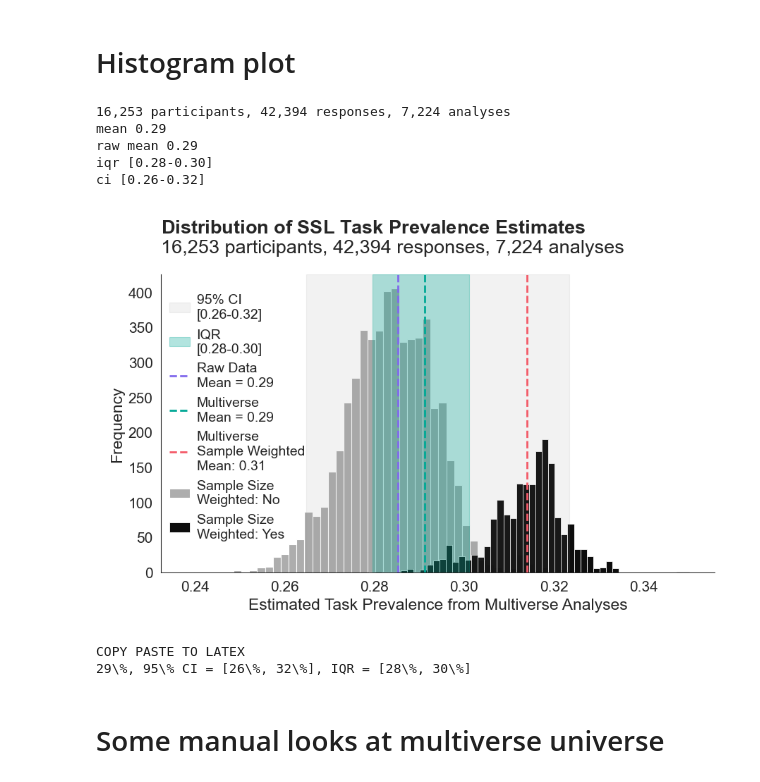
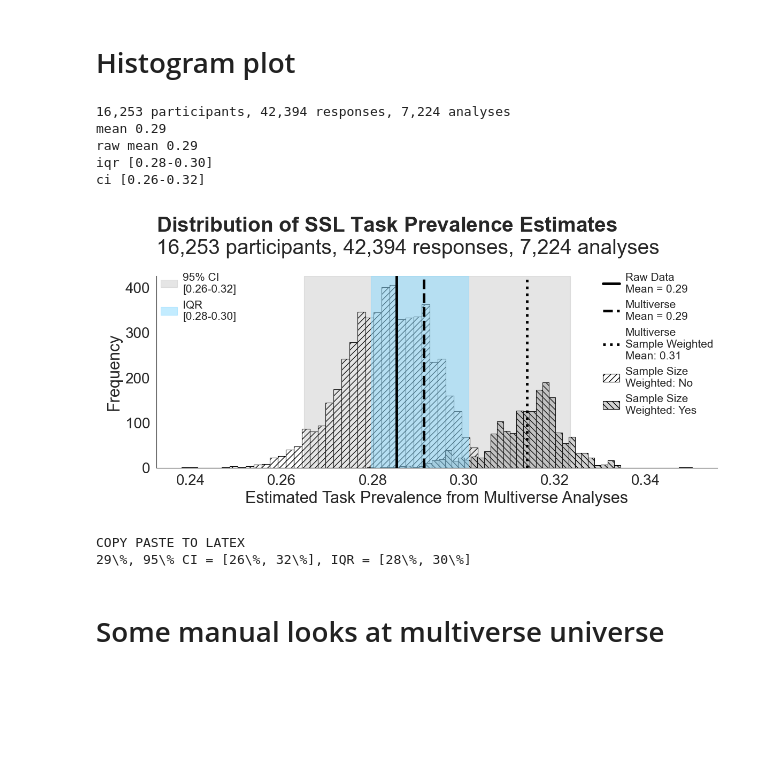
Before and after one commit to josh-ashkinaze/ssl, a Jupyter notebook: study1/prev_analysis.ipynb, the cells around one changed output. Cells and saved outputs as stored; diff of their text form; code cells hidden in the pictures; blank space fills up the shorter version.

```diff
--- a/study1/prev_analysis.ipynb
+++ b/study1/prev_analysis.ipynb
@@ -10,12 +10,16 @@ import sys
 import seaborn as sns
 import matplotlib.pyplot as plt
 from pylatexenc.latexencode import unicode_to_latex as text2latex
+import cmcrameri.cm as cmc
 
 
 sys.path.append(os.path.dirname(os.path.dirname(os.path.abspath('__file__'))))
 
 from src.helpers import make_aesthetic, cat_stats
 import random
+
+
+mypal = make_aesthetic()
 
 random.seed(42)
 np.random.seed(42)
@@ -449,14 +453,14 @@ import matplotlib.pyplot as plt
 import seaborn as sns
 import numpy as np
 
-make_aesthetic(font_scale=1.5)
+#################
+# CONFIGS
 
-
-mypal = [
-    "#2C3531", "#D41876", "#00A896", "#826AED", "#F45B69",
-    "#E3B505", "#89DAFF", "#342E37", "#7DCD85", "#F7B2AD",
-    "#D4B2D8", "#020887", "#E87461", "#7E6551", "#F18805"
-]
+plt.figure(figsize=(12, 6))
+make_aesthetic(font_scale=2)
+line_color = 'black'
+linewidth=3.5
+##################
 
 
 
@@ -475,72 +479,72 @@ print("raw mean", f"{raw_mean:.2f}")
 print("iqr", iqr)
 print("ci", ci)
 
-# Aesthetic plot
-plt.figure(figsize=(9, 6))
 
 # basic histplot
 full_data['Sample Size Weighted'] = full_data['question_weighting'].apply(lambda x: "Yes" if x == 'sample_size' else "No")
 full_data['Sample Size Weighted'] = full_data['question_weighting'].apply(lambda x: "Yes" if x == 'sample_size' else "No")
 
 # Filter data
 no_weight = full_data[full_data['Sample Size Weighted'] == 'No']['Mean']
 yes_weight = full_data[full_data['Sample Size Weighted'] == 'Yes']['Mean']
 
-sns.histplot(no_weight, bins=50, kde=False, color="darkgray",
-             edgecolor="white", alpha=0.95, label="Sample Size\nWeighted: No")
-sns.histplot(yes_weight, bins=50, kde=False, color="black",
-             edgecolor="white", alpha=0.95, label="Sample Size\nWeighted: Yes")
-plt.legend()
 
-# ci
-plt.axvspan(lower, upper, color='gray', alpha=0.1, label=f"95% CI\n{ci}",
-            edgecolor='gray')
-
-
-# iqr
-plt.axvspan(q25, q75, color=mypal[2], alpha=0.3, label=f"IQR\n{iqr}")
-
-# raw mean
-plt.axvline(raw_mean, color=mypal[3], linestyle='--', linewidth=2, label=f"Raw Data\nMean = {raw_mean:.2f}")
-
-
-# mean line
-plt.axvline(mean_val, color=mypal[2], linestyle='--', linewidth=2, label=f"Multiverse\nMean = {mean_val:.2f}")
-
-
-# multiverse sample size weighted mean
-multiverse_sample_weighted_mean = np.mean(yes_weight)
-plt.axvline(
-    multiverse_sample_weighted_mean,
-    color=mypal[4],
-    linestyle='--',
-    label=f"Multiverse\nSample Weighted\nMean: {multiverse_sample_weighted_mean:.2f}",
-    linewidth=2,
+sns.histplot(
+    no_weight, bins=50, kde=False,
+    color="white", edgecolor="black", alpha=1.0,
+    label="Sample Size\nWeighted: No",
+    hatch="///"   # diagonal stripes
+)
+sns.histplot(
+    yes_weight, bins=50, kde=False,
+    color="lightgray", edgecolor="black", alpha=1.0,
+    label="Sample Size\nWeighted: Yes",
+    hatch="\\\\\\"   # opposite diagonal stripes
 )
 
+# spans and lines with labels
+plt.axvspan(lower, upper, color='gray', alpha=0.2,
+            label=f"95% CI\n{ci}", edgecolor='gray')
+plt.axvspan(q25, q75, color=mypal[3], alpha=0.5, label=f"IQR\n{iqr}")
+plt.axvline(raw_mean, color=line_color, linestyle='solid', linewidth=linewidth,
+            label=f"Raw Data\nMean = {raw_mean:.2f}")
+plt.axvline(mean_val, color=line_color, linestyle='--', linewidth=linewidth,
+            label=f"Multiverse\nMean = {mean_val:.2f}")
+multiverse_sample_weighted_mean = np.mean(yes_weight)
+plt.axvline(multiverse_sample_weighted_mean, color=line_color, linestyle='dotted',
+            linewidth=linewidth, label=f"Multiverse\nSample Weighted\nMean: {multiverse_sample_weighted_mean:.2f}")
 
-# labels
-plt.title(f"{make_bold("Distribution of SSL Task Prevalence Estimates")}\n{desc_str}")
+# split legends into two groups
+handles, labels = plt.gca().get_legend_handles_labels()
+group1 = (handles[:2], labels[:2])   # hist categories
+group2 = (handles[2:], labels[2:])   # CI + means
+
+leg1 = plt.legend(*group1, frameon=False, fontsize=15,
+                  loc="upper left", bbox_to_anchor=(-0.02, 1.1))
+leg2 = plt.legend(*group2, frameon=False, fontsize=15,
+                  loc="upper right", bbox_to_anchor=(1.02, 1.1))
+plt.gca().add_artist(leg1)
+
+# labels/titles
+plt.title(f"{make_bold('Distribution of SSL Task Prevalence Estimates')}\n{desc_str}")
 plt.xlabel("Estimated Task Prevalence from Multiverse Analyses")
 plt.ylabel("Frequency")
-plt.legend(frameon=False, fontsize=14, loc="upper left", bbox_to_anchor=(-0.02, 1))
 sns.despine()
 plt.tight_layout()
 plt.savefig("../plots/prev_hist.pdf", dpi=300, bbox_inches='tight')
+plt.show()
 
-
-plt.show()
 
 print("COPY PASTE TO LATEX")
 result_str = f"{mean_val:.0%}, 95% CI = [{lower:.0%}, {upper:.0%}], IQR = [{q25:.0%}, {q75:.0%}]"
 print(text2latex(result_str))
 # %% [output]
 16,253 participants, 42,394 responses, 7,224 analyses
 mean 0.29
 raw mean 0.29
 iqr [0.28-0.30]
 ci [0.26-0.32]
-[figure, old version]
+[figure, new version]
 COPY PASTE TO LATEX
 29\%, 95\% CI = [26\%, 32\%], IQR = [28\%, 30\%]
 # %% [markdown]
```
Also changed, not shown: parts of 11 cells of this notebook, 3 other files.
